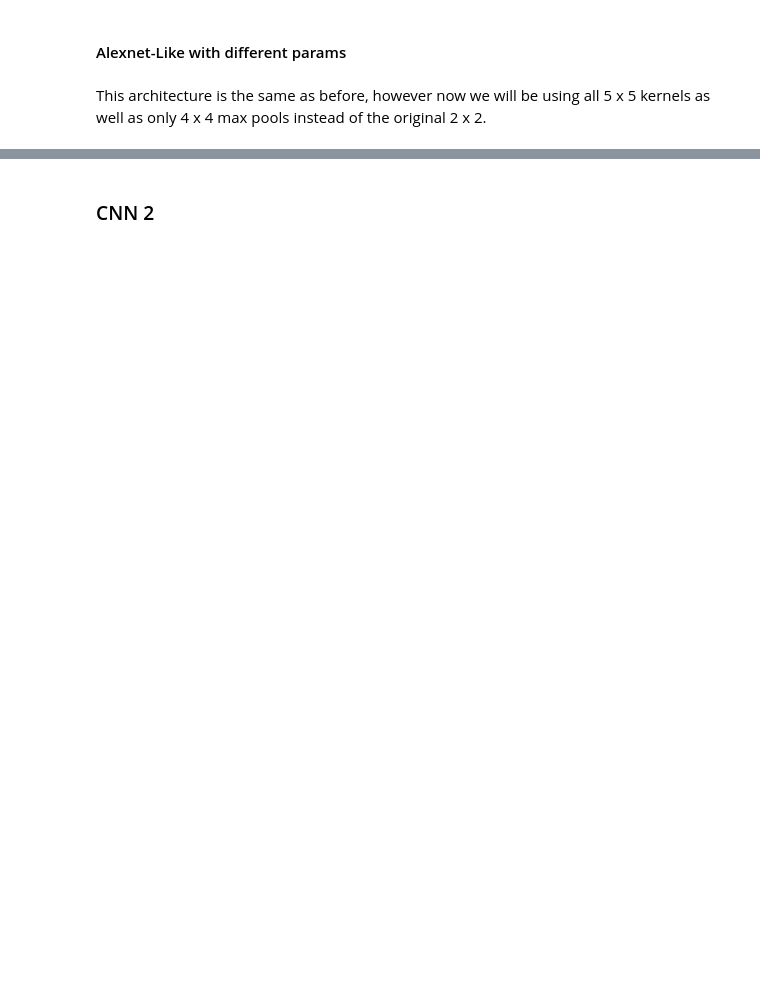
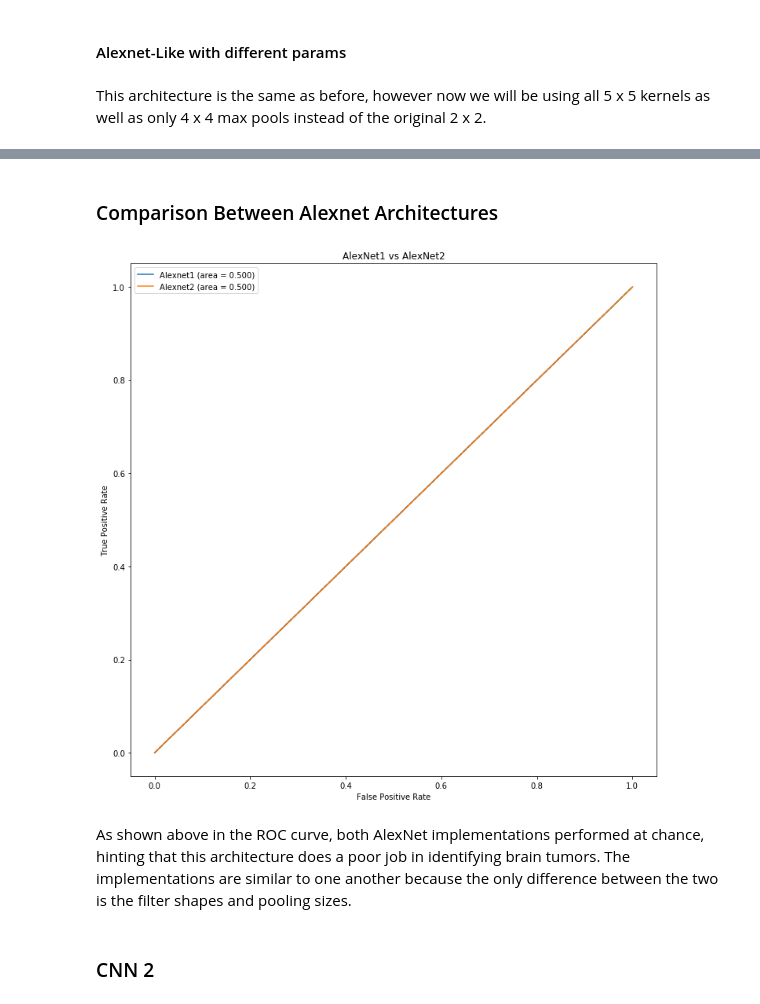
Before and after one commit to elilaird/CS7324-MachineLearning-Labs, a Jupyter notebook: Lab6/Lab6.ipynb, the cells around one changed output, grey strips where cells are left out. Cells and saved outputs as stored; diff of their text form; code cells hidden in the pictures; blank space fills up the shorter version.

```diff
--- a/Lab6/Lab6.ipynb
+++ b/Lab6/Lab6.ipynb
@@ -386,3 +484,48 @@ NameError: name 'alexnet' is not defined
+# %% [markdown]
+### Comparison Between Alexnet Architectures
+# %%
+from sklearn.metrics import roc_curve
+from sklearn.metrics import auc
+
+'''ROC and AUC for AlexNet'''
+y_pred_alex1 = np.argmax(alexnet.predict(X_test), axis=1)
+
+#false positve and true postive rates using roc
+fpr_alex1, tpr_alex1, thresholds_alex1 = roc_curve(np.argmax(y_test_binary,axis=1), y_pred_alex1)
+
+#area under the curve
+auc_alex1 = auc(fpr_alex1, tpr_alex1)
+
+'''ROC and AUC for AlexNet2'''
+y_pred_alex2 = np.argmax(alexnet2.predict(X_test), axis=1)
+
+#false positve and true postive rates using roc
+fpr_alex2, tpr_alex2, thresholds_alex2 = roc_curve(np.argmax(y_test_binary, axis=1), y_pred_alex2)
+
+#area under the curve
+auc_alex2 = auc(fpr_alex2, tpr_alex2)
+# %%
+plt.figure(figsize=(12,12))
+
+#plot halfway line
+plt.plot([0,1], [0,1], 'k--')
+
+#plot alexnet ROC
+plt.plot(fpr_alex1, tpr_alex1, label='Alexnet1 (area = {:.3f})'.format(auc_alex1))
+
+#plot alexnet2 ROC
+plt.plot(fpr_alex2, tpr_alex2, label='Alexnet2 (area = {:.3f})'.format(auc_alex2))
+
+
+plt.xlabel('False Positive Rate')
+plt.ylabel('True Positive Rate')
+plt.title('AlexNet1 vs AlexNet2')
+plt.legend(loc='best')
+plt.show()
+# %% [output]
+[figure, added]
+# %% [markdown]
+As shown above in the ROC curve, both AlexNet implementations performed at chance, hinting that this architecture does a poor job in identifying brain tumors. The implementations are similar to one another because the only difference between the two is the filter shapes and pooling sizes.
 # %% [markdown]
 ### CNN 2
 # %%
```
Also changed, not shown: parts of 48 cells of this notebook.
